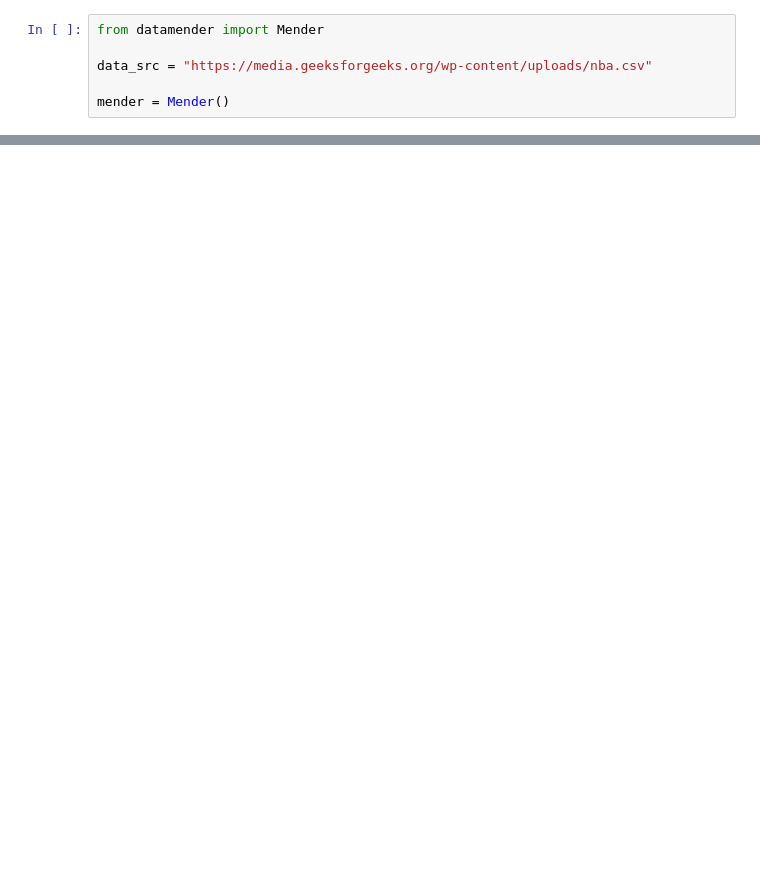
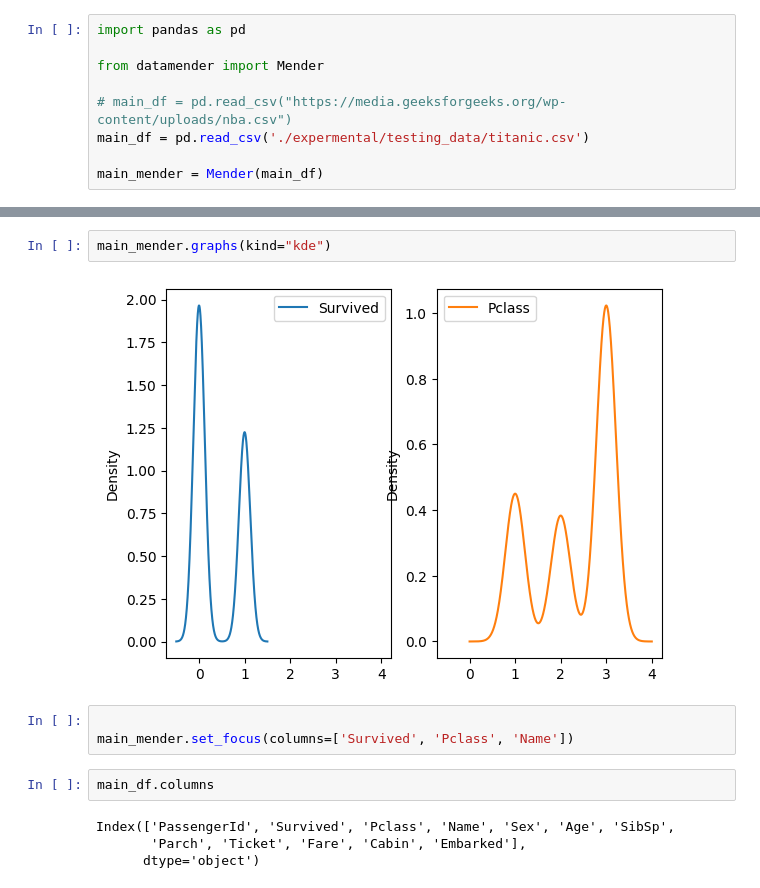
Before and after one commit to zqTheDesigner/missing-data-processor, a Jupyter notebook: datamender.ipynb, the cells around one changed output, grey strips where cells are left out. Cells and saved outputs as stored; diff of their text form; blank space fills up the shorter version.

```diff
--- a/datamender.ipynb
+++ b/datamender.ipynb
@@ -1,6 +1,9 @@
 # %%
+import pandas as pd
+
 from datamender import Mender
 
-data_src = "https://media.geeksforgeeks.org/wp-content/uploads/nba.csv"
+# main_df = pd.read_csv("https://media.geeksforgeeks.org/wp-content/uploads/nba.csv")
+main_df = pd.read_csv('./expermental/testing_data/titanic.csv')
 
-mender = Mender()
+main_mender = Mender(main_df)
@@ -26,0 +42,13 @@ mender.focused.df
+# %%
+main_mender.graphs(kind="kde")
+# %% [output]
+[figure, added]
+# %%
+
+main_mender.set_focus(columns=['Survived', 'Pclass', 'Name'])
+# %%
+main_df.columns
+# %% [output]
+Index(['PassengerId', 'Survived', 'Pclass', 'Name', 'Sex', 'Age', 'SibSp',
+       'Parch', 'Ticket', 'Fare', 'Cabin', 'Embarked'],
+      dtype='object')
```
Also changed, not shown: parts of 5 cells of this notebook, 8 other files.
